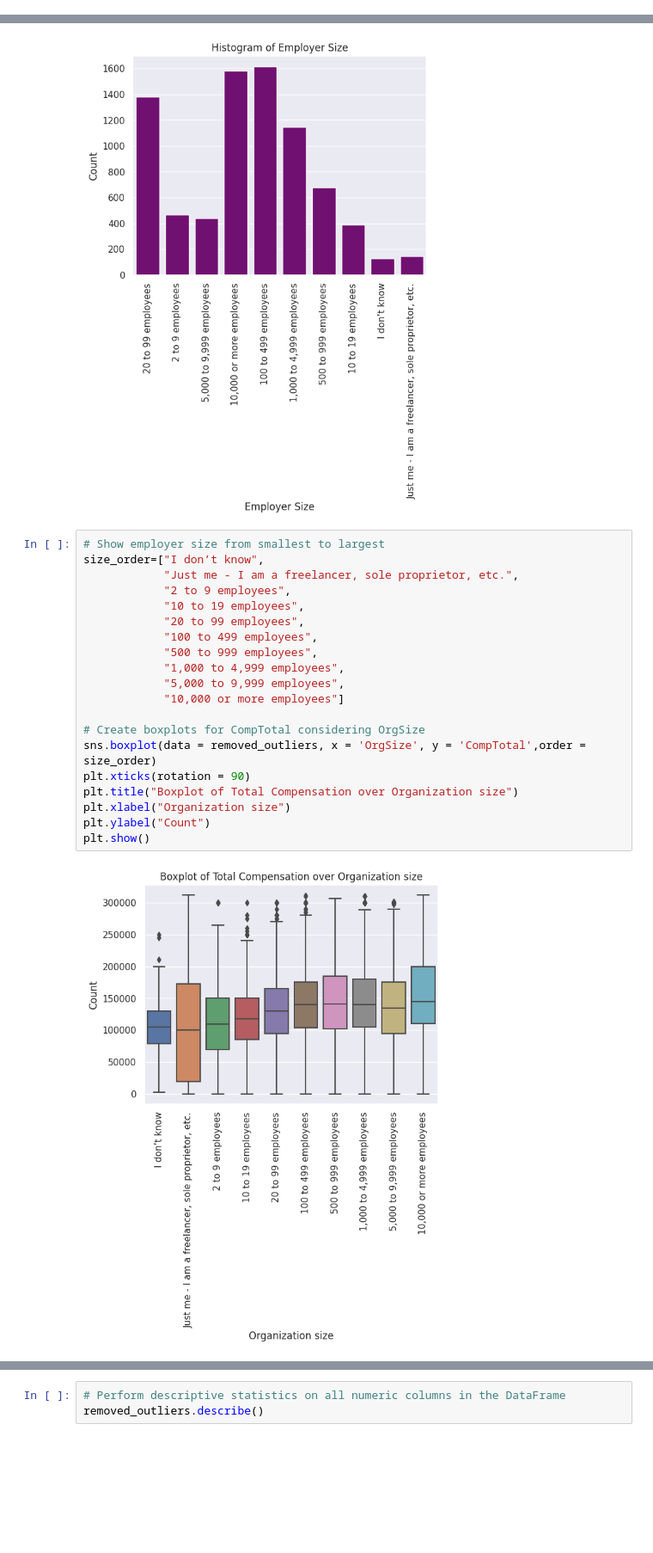
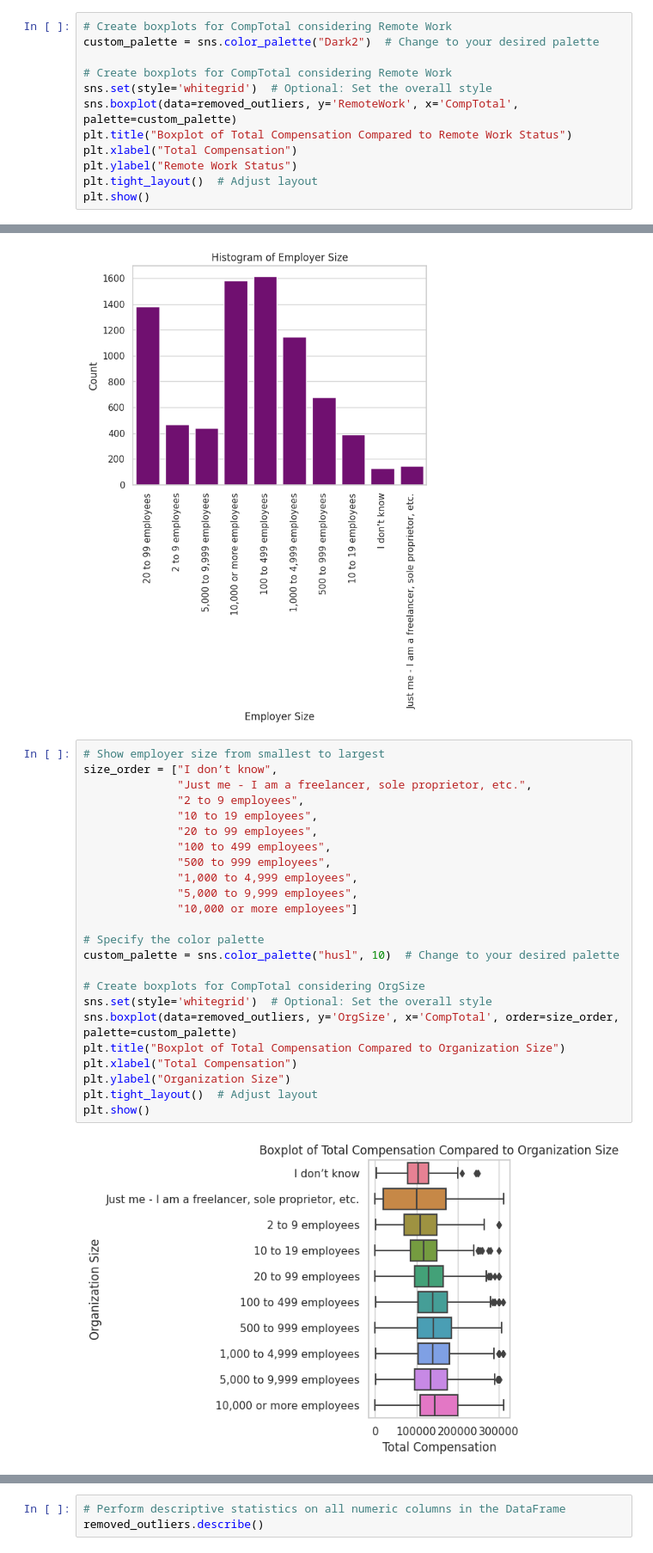
Before and after one commit to dsklnr/Predicting_Salaries_of_Technical_Individuals, a Jupyter notebook: Final_Predicting_Salaries.ipynb, the cells around one changed output, grey strips where cells are left out. Shown at 86% size. Cells and saved outputs as stored; diff of their text form; blank space fills up the shorter version.

```diff
--- a/Final_Predicting_Salaries.ipynb
+++ b/Final_Predicting_Salaries.ipynb
@@ -402,3 +447,15 @@ plt.ylabel("Count")
 plt.show()
 # %% [output]
 [figure]
+# %%
+# Create boxplots for CompTotal considering Remote Work
+custom_palette = sns.color_palette("Dark2")  # Change to your desired palette
+
+# Create boxplots for CompTotal considering Remote Work
+sns.set(style='whitegrid')  # Optional: Set the overall style
+sns.boxplot(data=removed_outliers, y='RemoteWork', x='CompTotal', palette=custom_palette)
+plt.title("Boxplot of Total Compensation Compared to Remote Work Status")
+plt.xlabel("Total Compensation")
+plt.ylabel("Remote Work Status")
+plt.tight_layout()  # Adjust layout
+plt.show()
@@ -424,23 +483,27 @@ plt.show()
 [figure]
 # %%
 # Show employer size from smallest to largest
-size_order=["I don’t know",
-            "Just me - I am a freelancer, sole proprietor, etc.",
-            "2 to 9 employees",
-            "10 to 19 employees",
-            "20 to 99 employees",
-            "100 to 499 employees",
-            "500 to 999 employees",
-            "1,000 to 4,999 employees",
-            "5,000 to 9,999 employees",
-            "10,000 or more employees"]
+size_order = ["I don’t know",
+              "Just me - I am a freelancer, sole proprietor, etc.",
+              "2 to 9 employees",
+              "10 to 19 employees",
+              "20 to 99 employees",
+              "100 to 499 employees",
+              "500 to 999 employees",
+              "1,000 to 4,999 employees",
+              "5,000 to 9,999 employees",
+              "10,000 or more employees"]
+
+# Specify the color palette
+custom_palette = sns.color_palette("husl", 10)  # Change to your desired palette
 
 # Create boxplots for CompTotal considering OrgSize
-sns.boxplot(data = removed_outliers, x = 'OrgSize', y = 'CompTotal',order = size_order)
-plt.xticks(rotation = 90)
-plt.title("Boxplot of Total Compensation over Organization size")
-plt.xlabel("Organization size")
-plt.ylabel("Count")
+sns.set(style='whitegrid')  # Optional: Set the overall style
+sns.boxplot(data=removed_outliers, y='OrgSize', x='CompTotal', order=size_order, palette=custom_palette)
+plt.title("Boxplot of Total Compensation Compared to Organization Size")
+plt.xlabel("Total Compensation")
+plt.ylabel("Organization Size")
+plt.tight_layout()  # Adjust layout
 plt.show()
 # %% [output]
-[figure, old version]
+[figure, new version]
```
Also changed, not shown: parts of 45 cells of this notebook.
